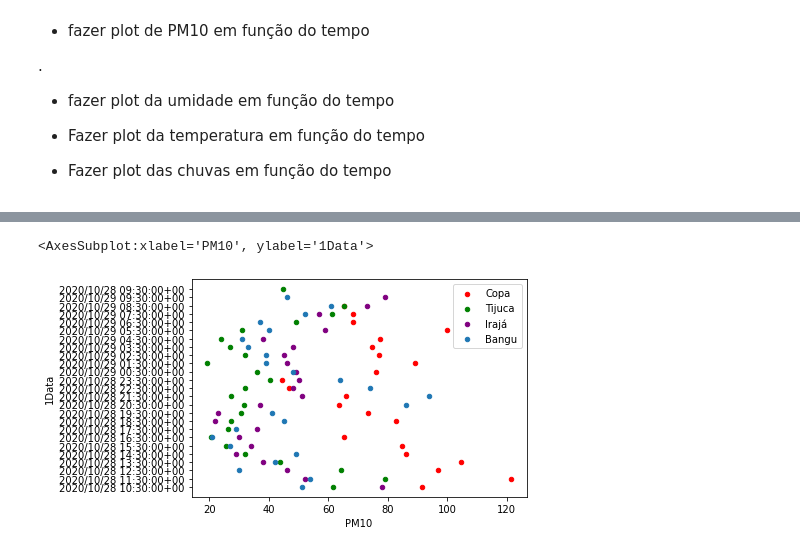
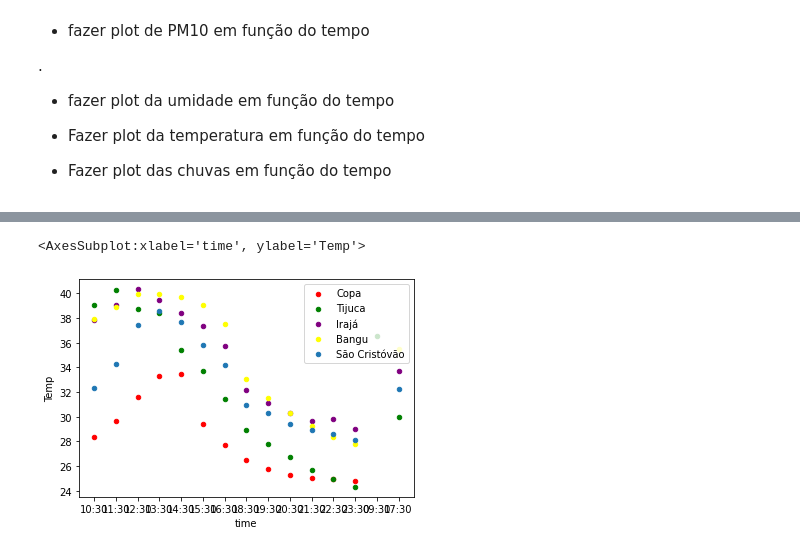
Before and after one commit to KeithFabre/analytica-process, a Jupyter notebook: data_analysis/analysis_pt_br.ipynb, the cells around one changed output, grey strips where cells are left out. Drawn from its saved outputs; the diff is of its cells as text; code cells hidden in the pictures.

Commit message:
graphs made

```diff
--- a/data_analysis/analysis_pt_br.ipynb
+++ b/data_analysis/analysis_pt_br.ipynb
@@ -196,0 +195,22 @@ tijuca_24h
+# %%
+# Plotting only for specific day in the middle of the 24h range to check time changes
+sao_crist_plot = sao_crist_24h[ sao_crist_24h['date'] == '2020/10/28' ].dropna()
+copa_plot      = copa_24h[ copa_24h['date'] == '2020/10/28' ].dropna()
+tijuca_plot    = tijuca_24h[ tijuca_24h['date'] == '2020/10/28' ].dropna()
+iraja_plot     = iraja_24h[ iraja_24h['date'] == '2020/10/28' ].dropna()
+bangu_plot     = bangu_24h[ bangu_24h['date'] == '2020/10/28' ].dropna()
+# %%
+# Temperatura
+copa_plot['Temp']      = copa_plot['Temp'].astype(float)
+tijuca_plot['Temp']    = tijuca_plot['Temp'].astype(float)
+iraja_plot['Temp']     = iraja_plot['Temp'].astype(float)
+bangu_plot['Temp']     = bangu_plot['Temp'].astype(float)
+sao_crist_plot['Temp'] = sao_crist_plot['Temp'].astype(float)
+
+#plt.figure(facecolor='white')
+
+ax = copa_plot.plot(x='time', y='Temp', label='Copa', color='Red')
+tijuca_plot.plot(x='time', y='Temp', label='Tijuca', ax=ax, color='Green')
+iraja_plot.plot(x='time', y='Temp', label='Irajá', ax=ax, color='Purple')
+bangu_plot.plot(x='time', y='Temp', label='Bangu', ax=ax, color='Yellow')
+sao_crist_plot.plot(x='time', y='Temp', label='São Cristóvão', ax=ax)
@@ -197,8 +220,10 @@ tijuca_24h
 # %%
-ax = copa_24h.plot(kind='scatter', x='PM10', y='1Data', label='Copa', color='Red')
-tijuca_24h.plot(kind='scatter', x='PM10', y='1Data', label='Tijuca', ax=ax, color='Green')
-iraja_24h.plot(kind='scatter', x='PM10', y='1Data', label='Irajá', ax=ax, color='Purple')
-bangu_24h.plot(kind='scatter', x='PM10', y='1Data', label='Bangu', ax=ax)
+# O3
+ax = copa_plot.plot(kind='scatter', y='Temp', x='time', label='Copa', color='Red')
+tijuca_plot.plot(kind='scatter', y='Temp', x='time', label='Tijuca', ax=ax, color='Green')
+iraja_plot.plot(kind='scatter', y='Temp', x='time', label='Irajá', ax=ax, color='Purple')
+bangu_plot.plot(kind='scatter', y='Temp', x='time', label='Bangu', ax=ax, color='Yellow')
+sao_crist_plot.plot(kind='scatter', y='Temp', x='time', label='São Cristóvão', ax=ax)
 # %% [output]
-<AxesSubplot:xlabel='PM10', ylabel='1Data'>
+<AxesSubplot:xlabel='time', ylabel='Temp'>
-[figure, old version]
+[figure, new version]
```
Also changed, not shown: parts of 11 cells of this notebook.
